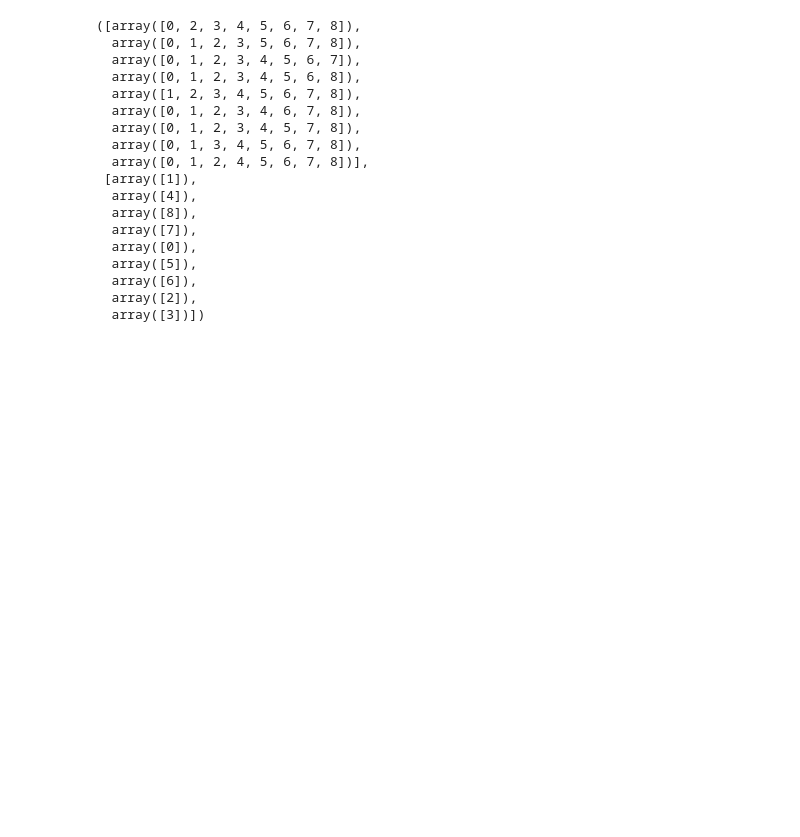
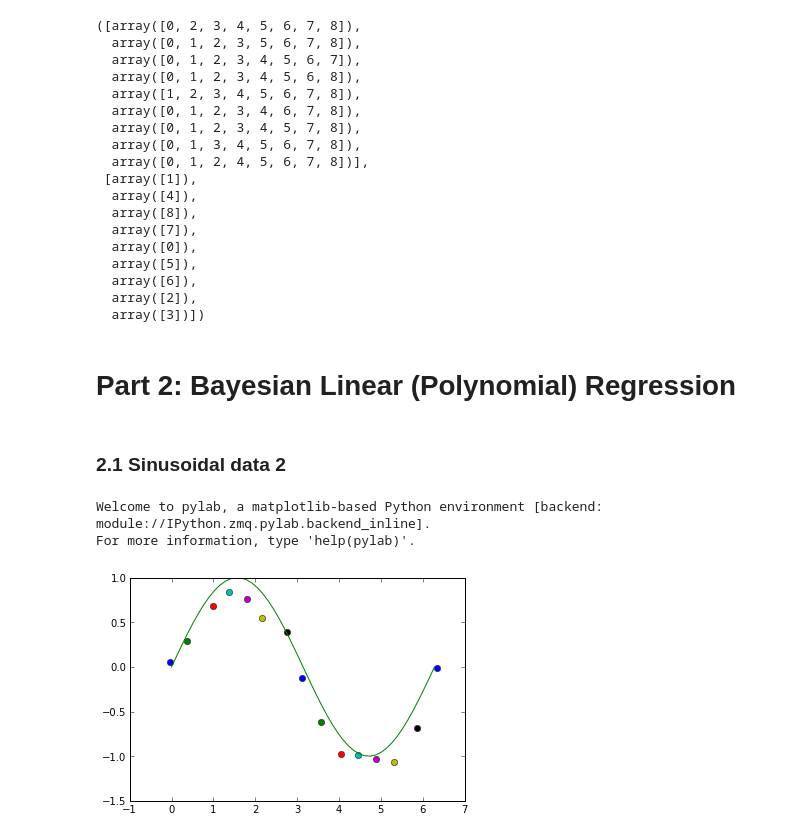
Before and after one commit to jaivalis/MLPR-Labs, a Jupyter notebook: Lab1Solutions.ipynb, the cells around one changed output. Cells and saved outputs as stored; diff of their text form; code cells hidden in the pictures; blank space fills up the shorter version.

```diff
--- a/Lab1Solutions.ipynb
+++ b/Lab1Solutions.ipynb
@@ -208,3 +208,22 @@ Populating the interactive namespace from numpy and matplotlib
   array([6]),
   array([2]),
   array([3])])
+# %% [markdown]
+# Part 2: Bayesian Linear (Polynomial) Regression
+# %% [markdown]
+### 2.1 Sinusoidal data 2
+# %%
+%pylab inline
+
+def gen_sinusoidal2(N):
+    x = linspace (0,2*pi)
+
+    for i in linspace (0, 2*pi, N/2*pi):
+        plot(i + random.uniform(-0.1, 0.1), sin(i)+ random.normal(-0.1, 0.1), 'o')
+    plot(x, sin(x))
+
+gen_sinusoidal2(10)
+# %% [output]
+Welcome to pylab, a matplotlib-based Python environment [backend: module://IPython.zmq.pylab.backend_inline].
+For more information, type 'help(pylab)'.
+[figure, added]
```
